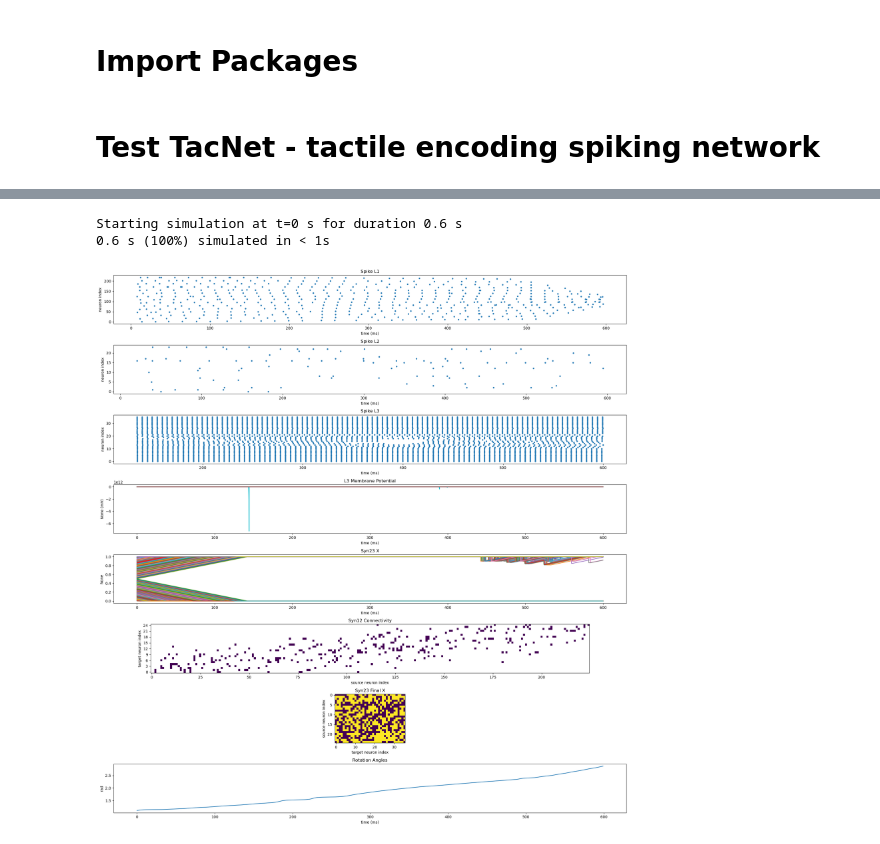
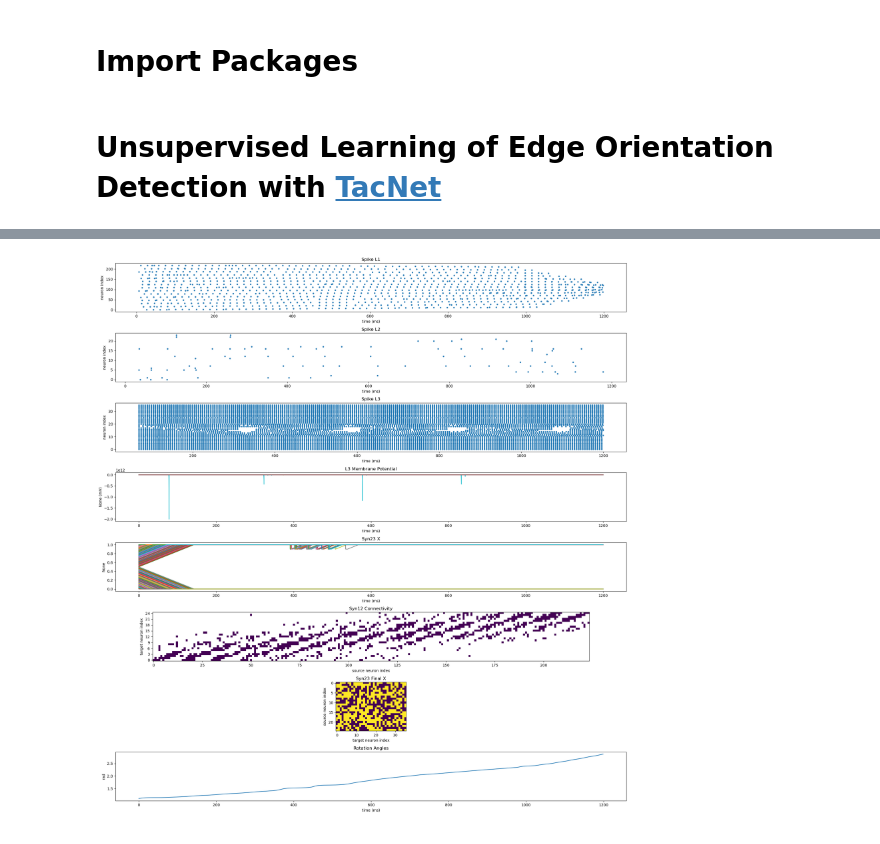
Before and after one commit to wngfra/tac3d, a Jupyter notebook: tacsense/brian_simulate.ipynb, the cells around one changed output, grey strips where cells are left out. Drawn from its saved outputs; the diff is of its cells as text; code cells hidden in the pictures.

Commit message:
[TODO]improve learning rule

```diff
--- a/tacsense/brian_simulate.ipynb
+++ b/tacsense/brian_simulate.ipynb
@@ -34,29 +29,24 @@ def extend_dataset(data, labels, n=1, crop=None):
         labels = labels[:crop, ]
 
     return np.repeat(data, n, axis=0), np.repeat(labels, n, axis=0)
-# %% [markdown]
-# Test TacNet - tactile encoding spiking network
+# %% [markdown]
+# Unsupervised Learning of Edge Orientation Detection with [TacNet](TacNet.py)
 # %%
+# Prepare dataset
 dt = 1*ms
 site_name = 'sharp_site'
-
-# Load dataset
 dataset = np.load("../data/touch.pkl", allow_pickle=True)
 sensordata = dataset[site_name]['sensordata']
 rot_orientations = dataset[site_name]['orientations']
-data, orientations = extend_dataset(sensordata, rot_orientations, n=1, crop=600)
+data, orientations = extend_dataset(sensordata, rot_orientations, n=2, crop=600)
 
 # Convert values to spikes
 length, height, width = data.shape
 inputs = data.reshape(length, -1)
 inputs[inputs > 0] = 1.
 I = TimedArray(inputs*200*pA, dt=dt)
-if 'initiated' in locals():
-    device.reinit()
-    device.activate()
-else:
-    initiated = True
 
+# Prepare simulation
 duration = I.values.shape[0]*dt
 num_neurons = [height*width, 25, 36]
 model = TacNet(num_neurons)
@@ -108,4 +96,2 @@ INFO:root:creating /tmp/brian_flag_test_d3ele2sh/tmp/brian_flag_test_d3ele2sh
 INFO:root:/home/alex/miniconda3/envs/brian/bin/x86_64-conda-linux-gnu-cc -DNDEBUG -fwrapv -O2 -Wall -fPIC -O2 -isystem /home/alex/miniconda3/envs/brian/include -fPIC -O2 -isystem /home/alex/miniconda3 ...
-Starting simulation at t=0 s for duration 0.6 s
-0.6 s (100%) simulated in < 1s
-[figure, old version]
+[figure, new version]
```
Also changed, not shown: parts of 5 cells of this notebook, 2 other files.
